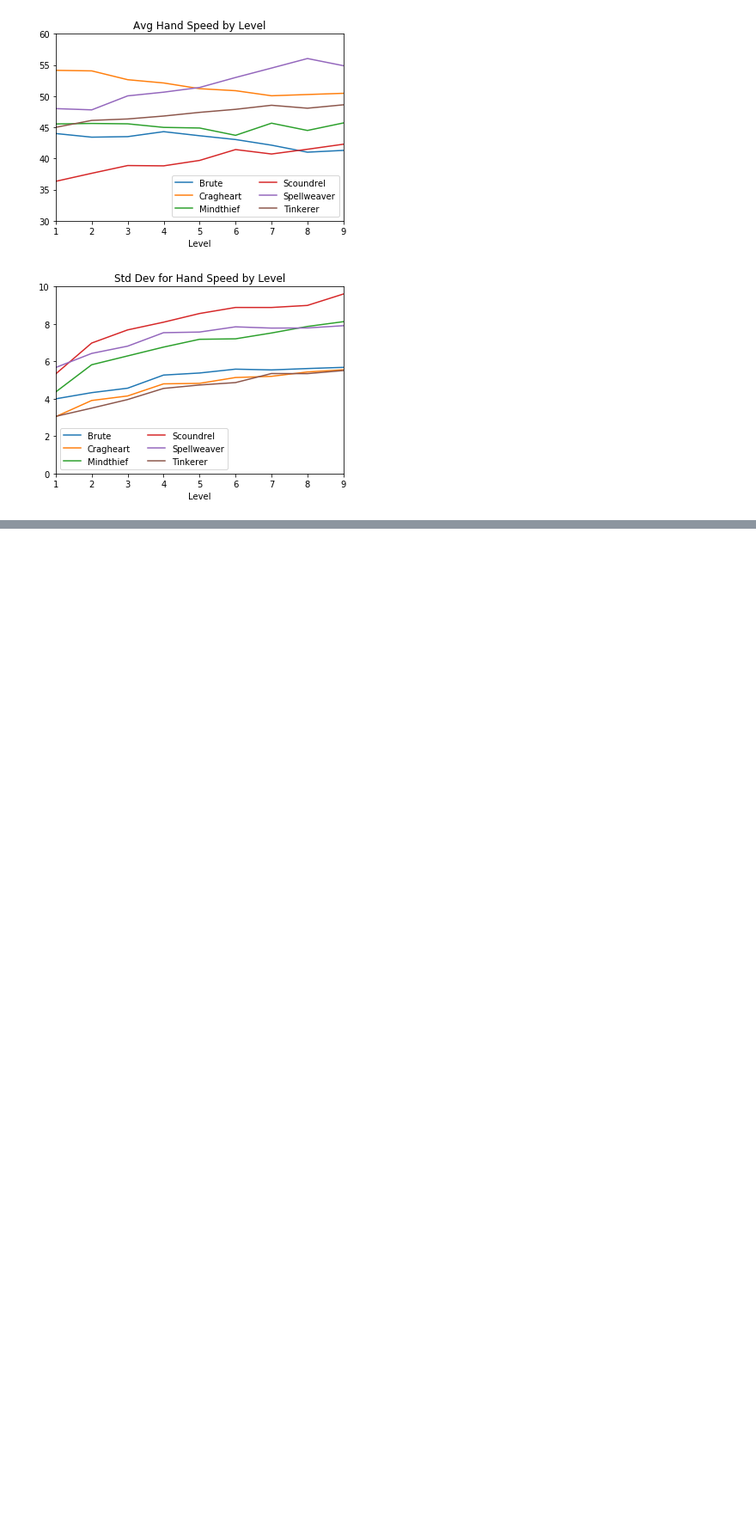
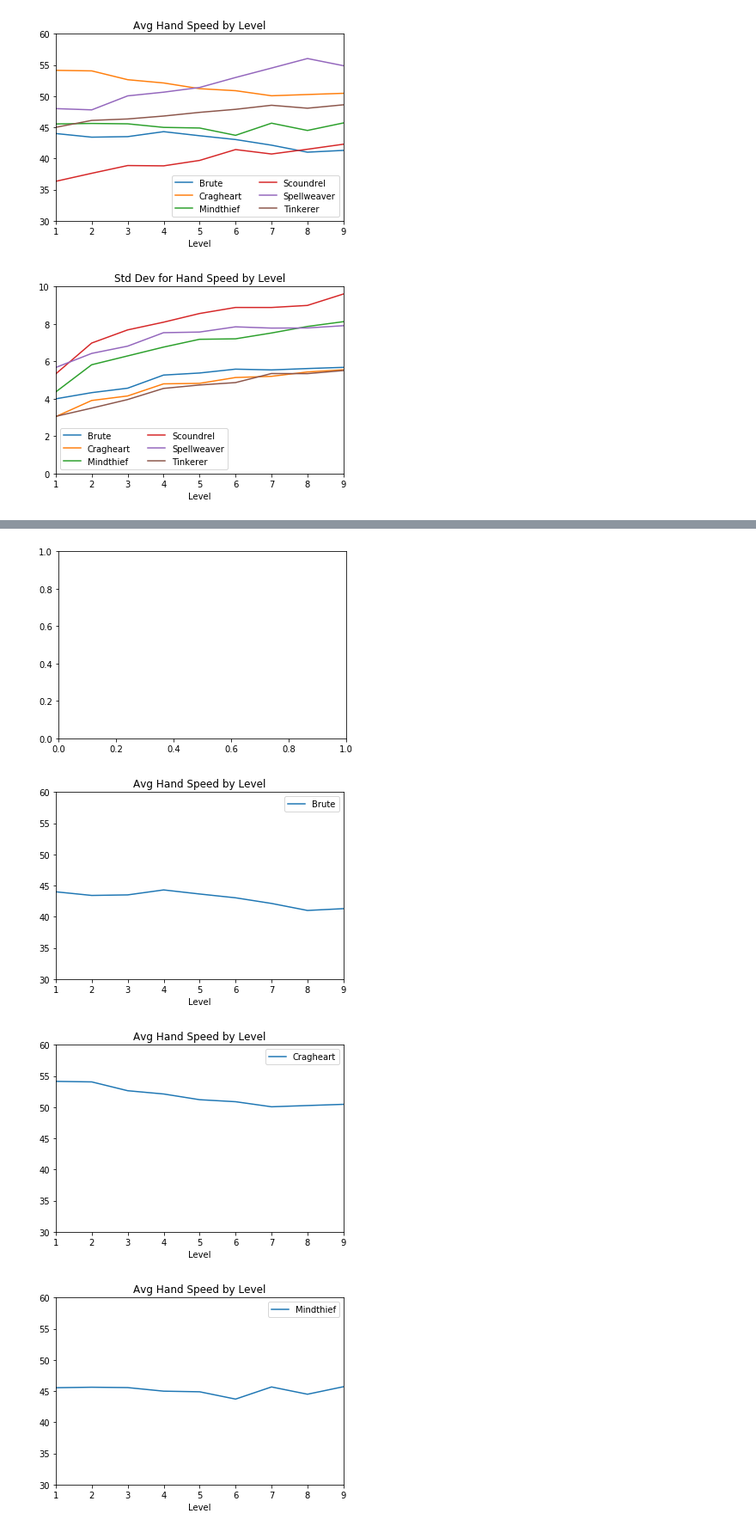
Before and after one commit to brandongiles/Gloomhaven, a Jupyter notebook: Gloomhaven_DataAnalysis.ipynb, the cells around one changed output, grey strips where cells are left out. Shown at 86% size. Saved outputs shown, nothing was run; the diff lists cells and outputs as text; code cells hidden in the pictures; blank space fills up the shorter version.

```diff
--- a/Gloomhaven_DataAnalysis.ipynb
+++ b/Gloomhaven_DataAnalysis.ipynb
@@ -166,0 +187,14 @@ writer.save()
+# %%
+fig,ax = plt.subplots()
+
+for key, grp in total_results_df.groupby(['Class']):
+    ax = grp.plot(kind='line', x='Level', y='Average', label=key, title='Avg Hand Speed by Level')
+
+    plt.axis([1,9,30,60])
+    plt.legend(loc='best', ncol = 2)
+    plt.show()
+# %% [output]
+[figure, added]
+[figure, added]
+[figure, added]
+[figure, added]
```
Also changed, not shown: parts of 4 cells of this notebook.
